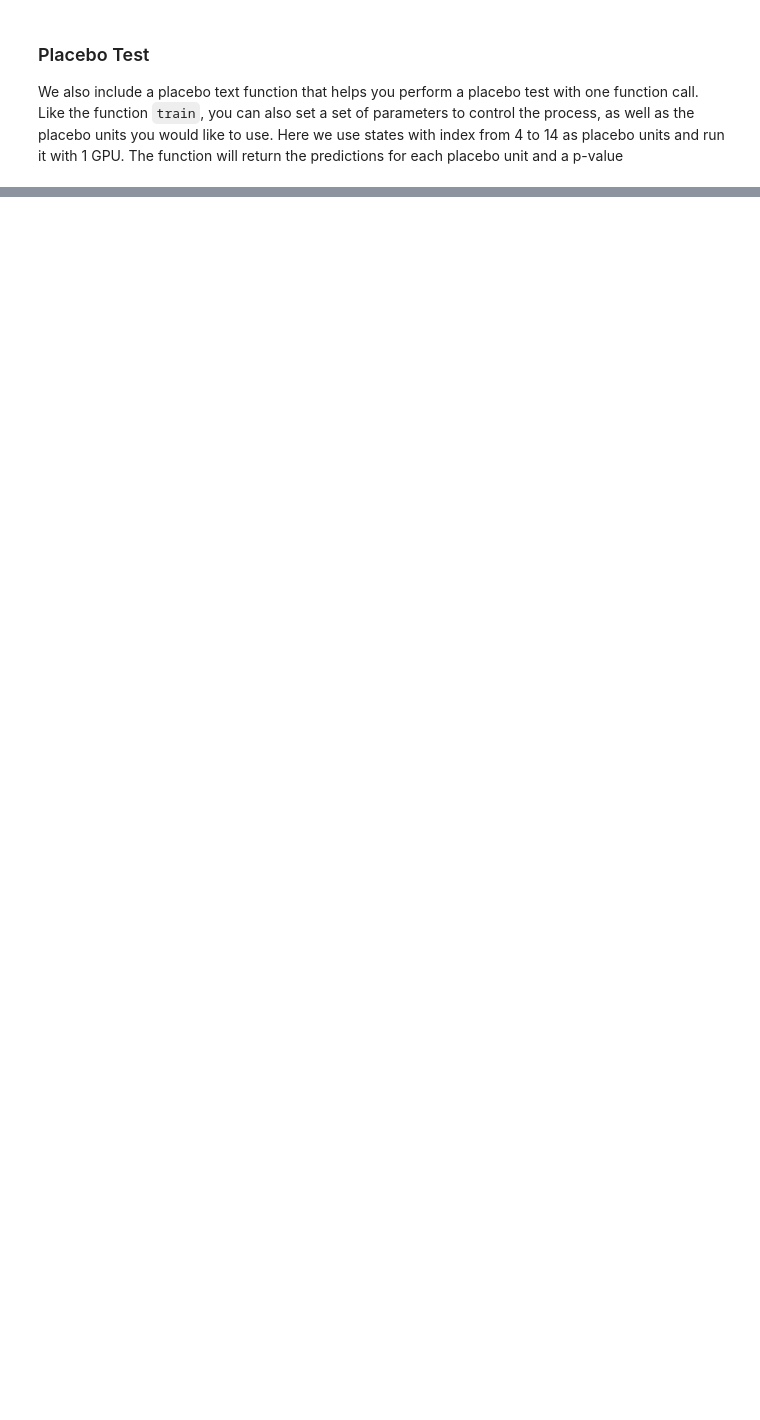
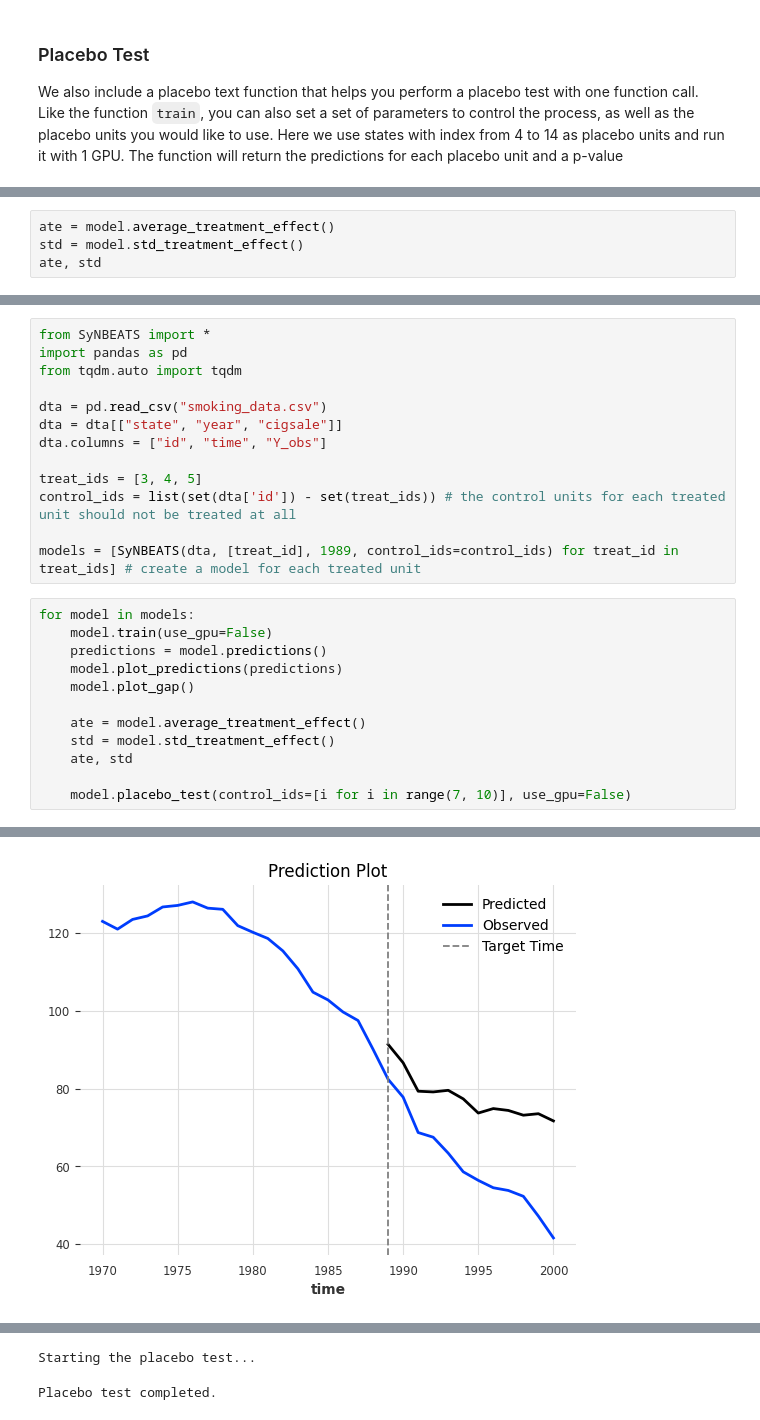
Before and after one commit to Crabtain959/SyNBEATS, a Jupyter notebook: example_usage.ipynb, the cells around one changed output, grey strips where cells are left out. Cells and saved outputs as stored; diff of their text form; blank space fills up the shorter version.

```diff
--- a/example_usage.ipynb
+++ b/example_usage.ipynb
@@ -65,0 +104,4 @@ Placebo test completed.
+# %%
+ate = model.average_treatment_effect()
+std = model.std_treatment_effect()
+ate, std
@@ -65,0 +123,26 @@ Placebo test completed.
+# %%
+from SyNBEATS import *
+import pandas as pd
+from tqdm.auto import tqdm
+
+dta = pd.read_csv("smoking_data.csv")
+dta = dta[["state", "year", "cigsale"]]
+dta.columns = ["id", "time", "Y_obs"]
+
+treat_ids = [3, 4, 5]
+control_ids = list(set(dta['id']) - set(treat_ids)) # the control units for each treated unit should not be treated at all
+
+models = [SyNBEATS(dta, [treat_id], 1989, control_ids=control_ids) for treat_id in treat_ids] # create a model for each treated unit
+# %%
+for model in models:
+    model.train(use_gpu=False)
+    predictions = model.predictions()
+    model.plot_predictions(predictions)
+    model.plot_gap()
+
+    ate = model.average_treatment_effect()
+    std = model.std_treatment_effect()
+    ate, std
+
+    model.placebo_test(control_ids=[i for i in range(7, 10)], use_gpu=False)
+# %% [output]
@@ -65,0 +160 @@ Placebo test completed.
+[figure, added]
@@ -65,0 +162,2 @@ Placebo test completed.
+Starting the placebo test...
+Placebo test completed.
```
Also changed, not shown: parts of 17 cells of this notebook, 1 other file.
